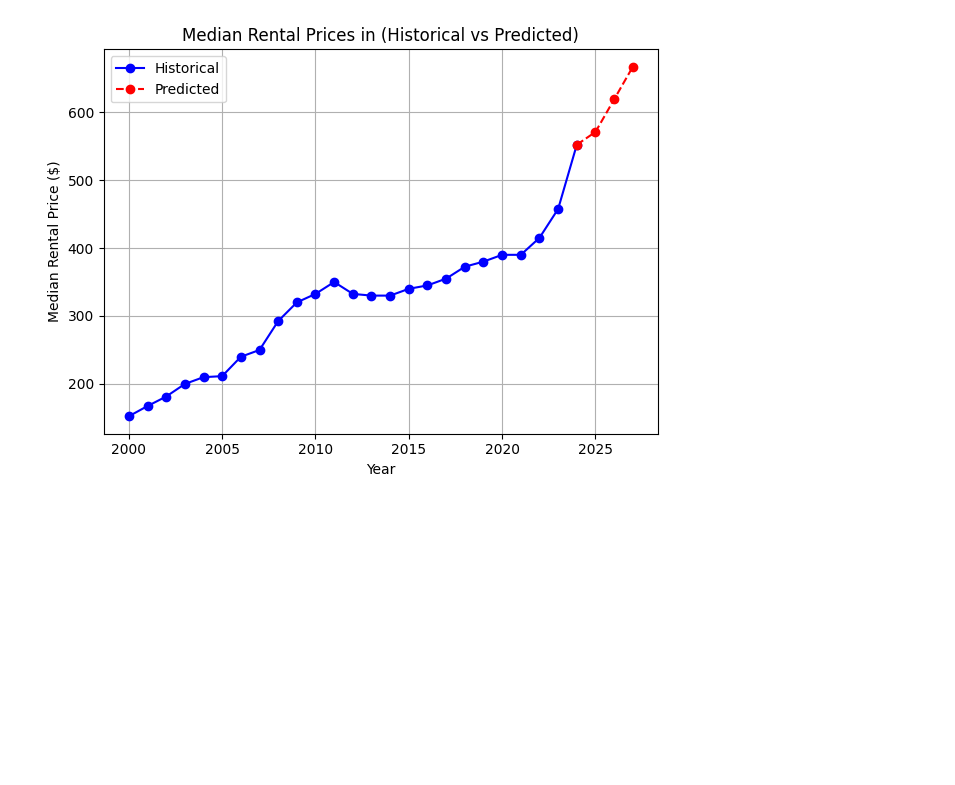
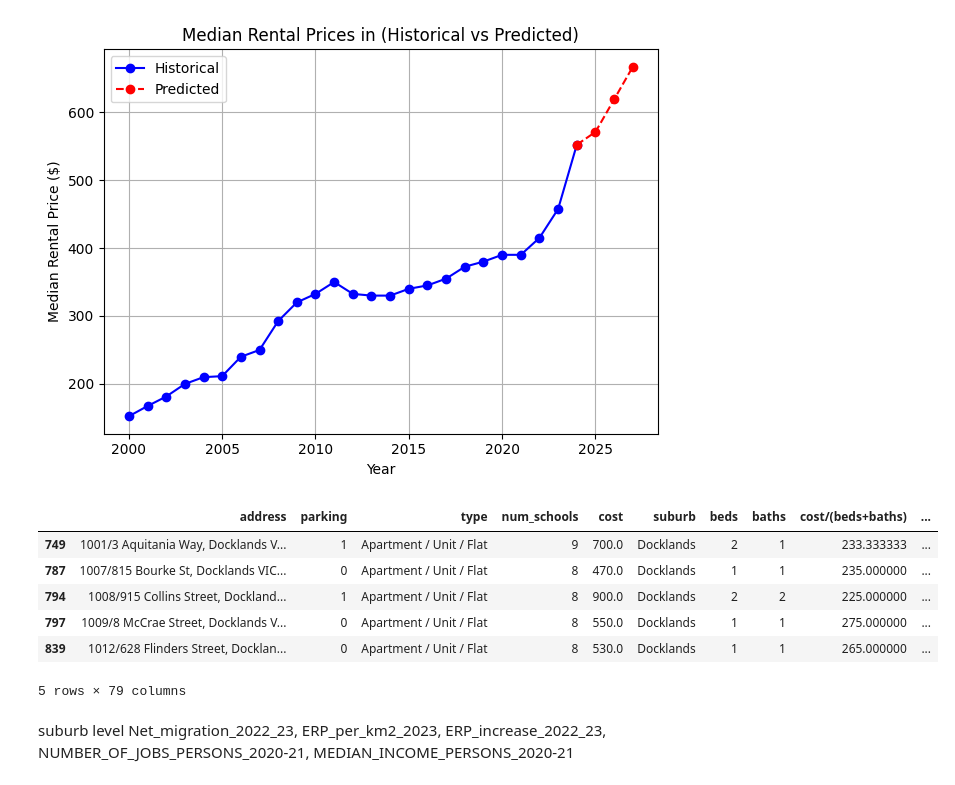
Before and after one commit to MaveVu/real-estate-web, a Jupyter notebook: test.ipynb, the cells around one changed output. Cells and saved outputs as stored; diff of their text form; code cells hidden in the pictures; blank space fills up the shorter version.

Commit message:
Add information about suburb

```diff
--- a/test.ipynb
+++ b/test.ipynb
@@ -33,3 +33,22 @@ plt.tight_layout()
 plt.show()
 # %% [output]
 [figure]
+# %%
+d = pd.read_csv('data/houses_all_properties.csv')
+def add_total(df):
+    count = df['SA2_Name'].value_counts()
+    df['total_props'] = df['SA2_Name'].map(count)
+
+add_total(d)
+d[d['SA2_Name'] == 'Docklands'].head()
+# %% [output]
+|  | address | parking | type | num_schools | cost | suburb | beds | baths | cost/(beds+baths) | ... |
+| 749 | 1001/3 Aquitania Way, Docklands V... | 1 | Apartment / Unit / Flat | 9 | 700.0 | Docklands | 2 | 1 | 233.333333 | ... |
+| 787 | 1007/815 Bourke St, Docklands VIC... | 0 | Apartment / Unit / Flat | 8 | 470.0 | Docklands | 1 | 1 | 235.000000 | ... |
+| 794 | 1008/915 Collins Street, Dockland... | 1 | Apartment / Unit / Flat | 8 | 900.0 | Docklands | 2 | 2 | 225.000000 | ... |
+| 797 | 1009/8 McCrae Street, Docklands V... | 0 | Apartment / Unit / Flat | 8 | 550.0 | Docklands | 1 | 1 | 275.000000 | ... |
+| 839 | 1012/628 Flinders Street, Docklan... | 0 | Apartment / Unit / Flat | 8 | 530.0 | Docklands | 1 | 1 | 265.000000 | ... |
+5 rows × 79 columns
+# %% [markdown]
+suburb level
+Net_migration_2022_23, ERP_per_km2_2023, ERP_increase_2022_23, NUMBER_OF_JOBS_PERSONS_2020-21, MEDIAN_INCOME_PERSONS_2020-21
```
Also changed, not shown: 2 other files.
